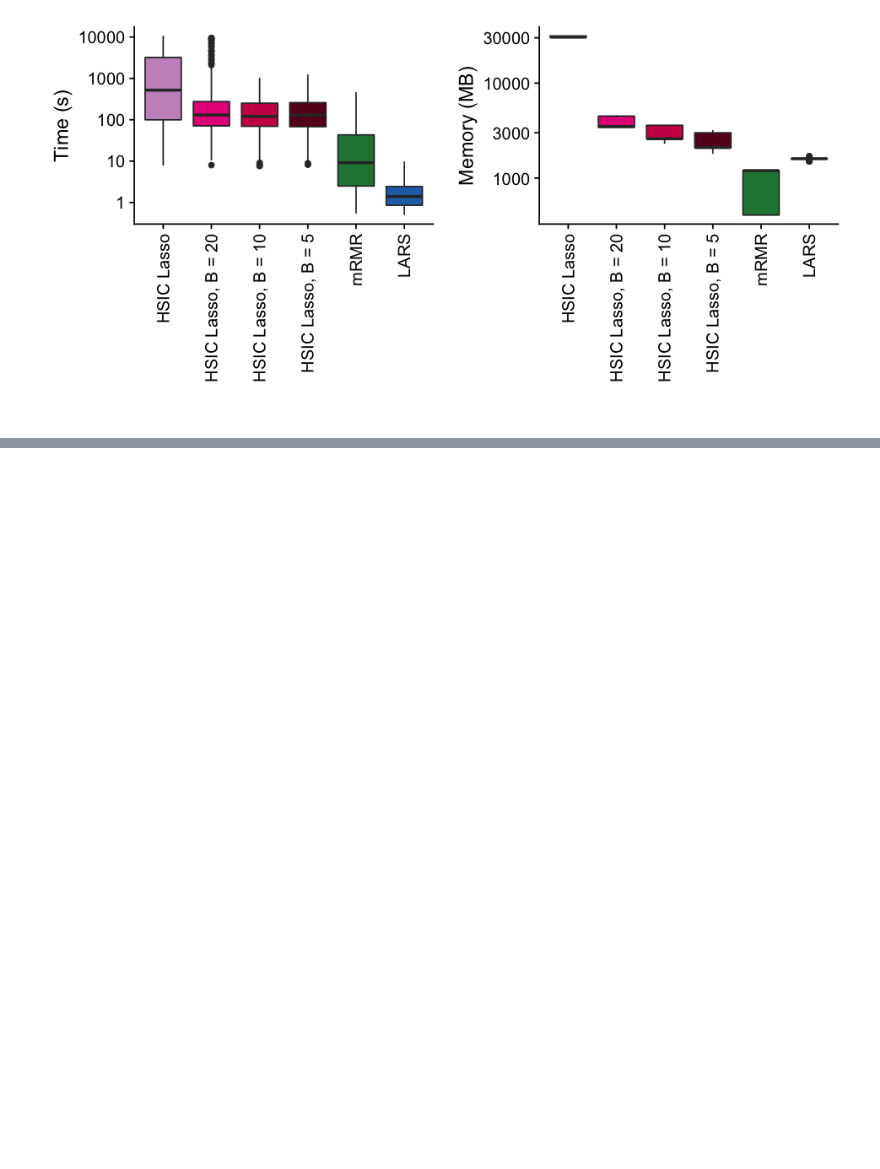
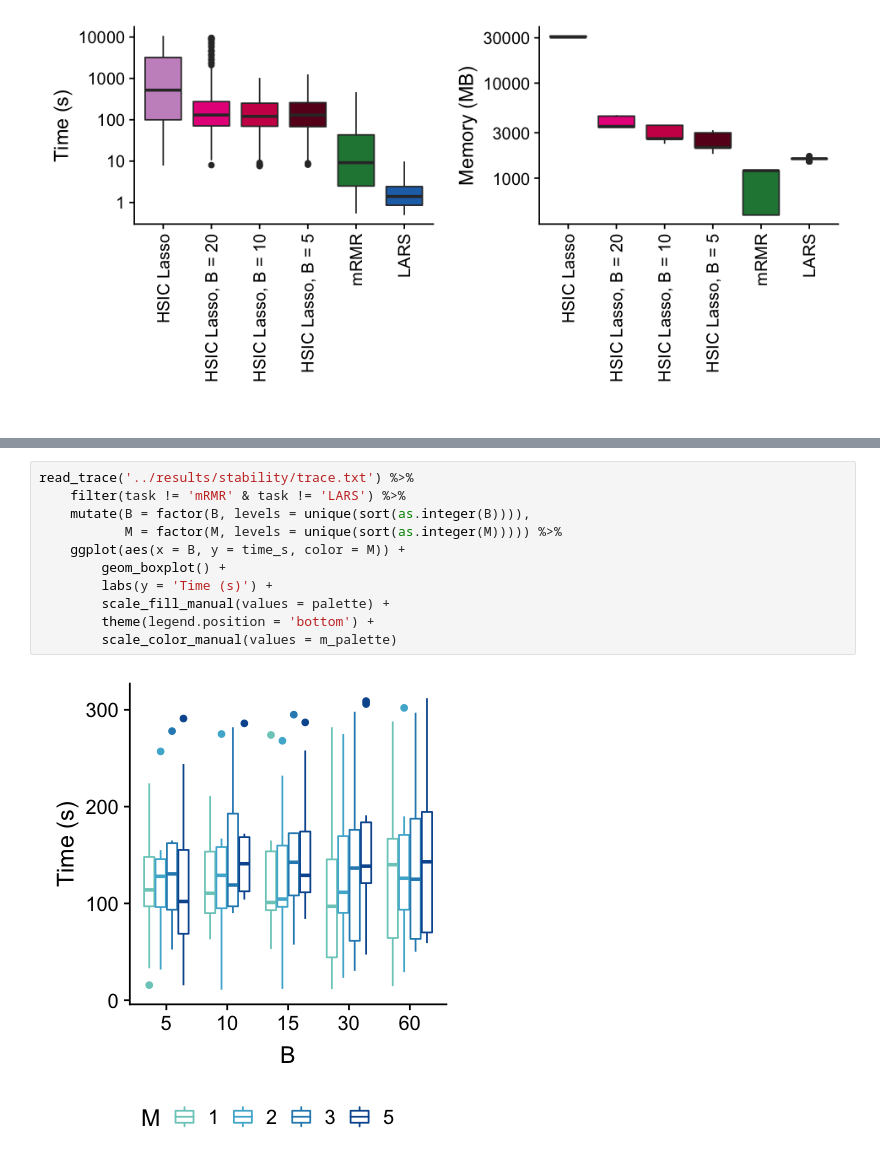
Before and after one commit to hclimente/nori, a Jupyter notebook: doc/computational_resources.ipynb, the cells around one changed output, grey strips where cells are left out. Cells and saved outputs as stored; diff of their text form; blank space fills up the shorter version.

```diff
--- a/doc/computational_resources.ipynb
+++ b/doc/computational_resources.ipynb
@@ -119,0 +151,13 @@ Warning message:
+# %%
+read_trace('../results/stability/trace.txt') %>%
+    filter(task != 'mRMR' & task != 'LARS') %>%
+    mutate(B = factor(B, levels = unique(sort(as.integer(B)))),
+           M = factor(M, levels = unique(sort(as.integer(M))))) %>%
+    ggplot(aes(x = B, y = time_s, color = M)) +
+        geom_boxplot() +
+        labs(y = 'Time (s)') +
+        scale_fill_manual(values = palette) +
+        theme(legend.position = 'bottom') +
+        scale_color_manual(values = m_palette)
+# %% [output]
+[figure, added]
```
Also changed, not shown: parts of 2 cells of this notebook, 8 other files.
